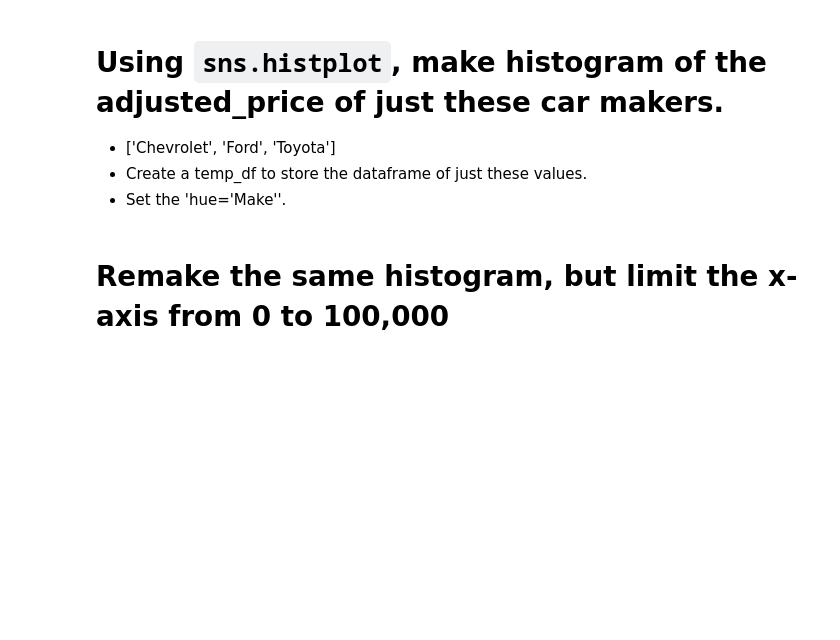
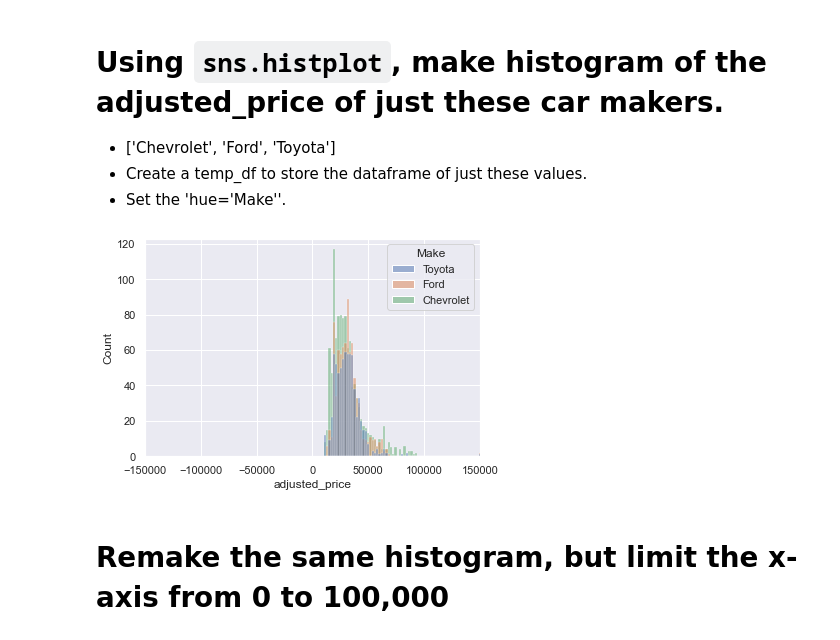
Before and after one commit to bryanpramana/2021-fall-data-science, a Jupyter notebook: Week-02-EDA/Exercise-EDA.ipynb, the cells around one changed output. Drawn from its saved outputs; the diff is of its cells as text; code cells hidden in the pictures; blank space fills up the shorter version.

```diff
--- a/Week-02-EDA/Exercise-EDA.ipynb
+++ b/Week-02-EDA/Exercise-EDA.ipynb
@@ -231,6 +237,15 @@ expensivecars.plot(kind='barh',figsize=(13,8));
 * Set the 'hue='Make''.
 # %%
 # Using `sns.histplot`, make histogram of the adjusted_price of just these car makers.
+
+listcar = df['Make'].isin(['Chevrolet', 'Ford', 'Toyota'])
+df1 = df[listcar]
+
+
+ax = sns.histplot(data = df1 , x = 'adjusted_price', hue = 'Make')
+ax.set_xlim(left=-150000, right=150000);
+# %% [output]
+[figure, added]
 # %% [markdown]
 # Remake the same histogram, but limit the x-axis from 0 to 100,000
 # %%
```
Also changed, not shown: parts of 5 cells of this notebook.
